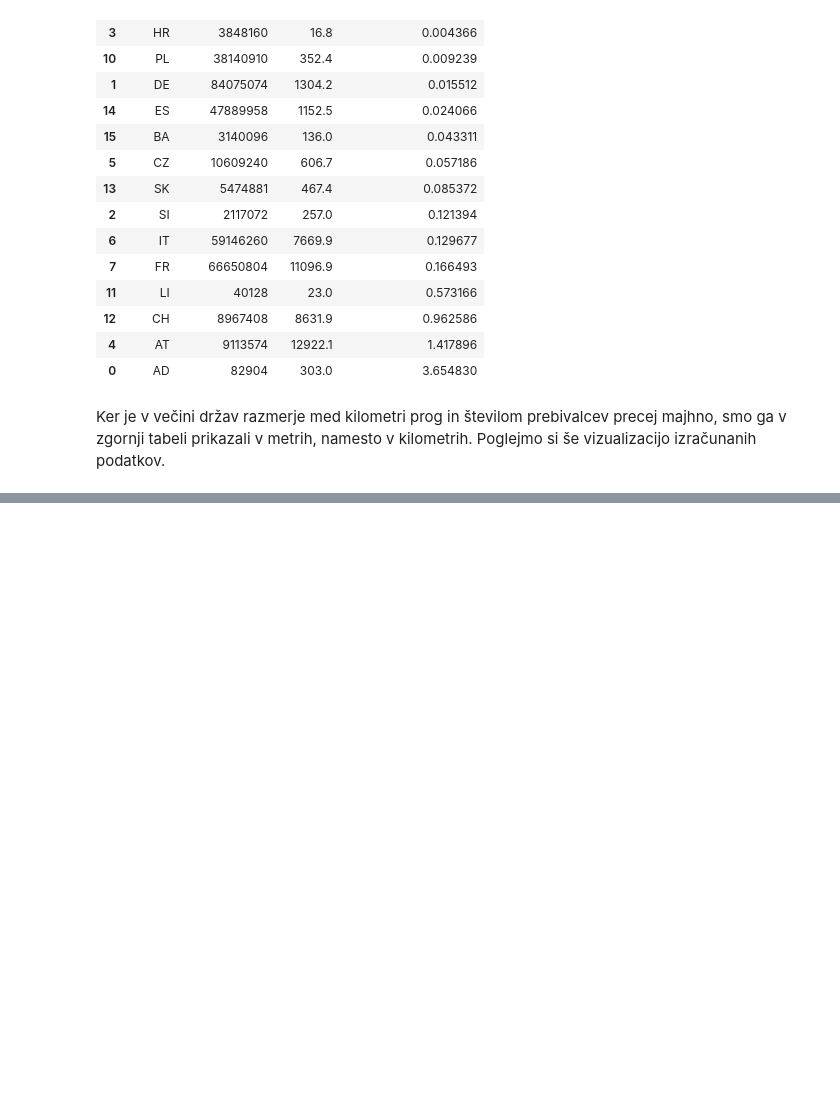
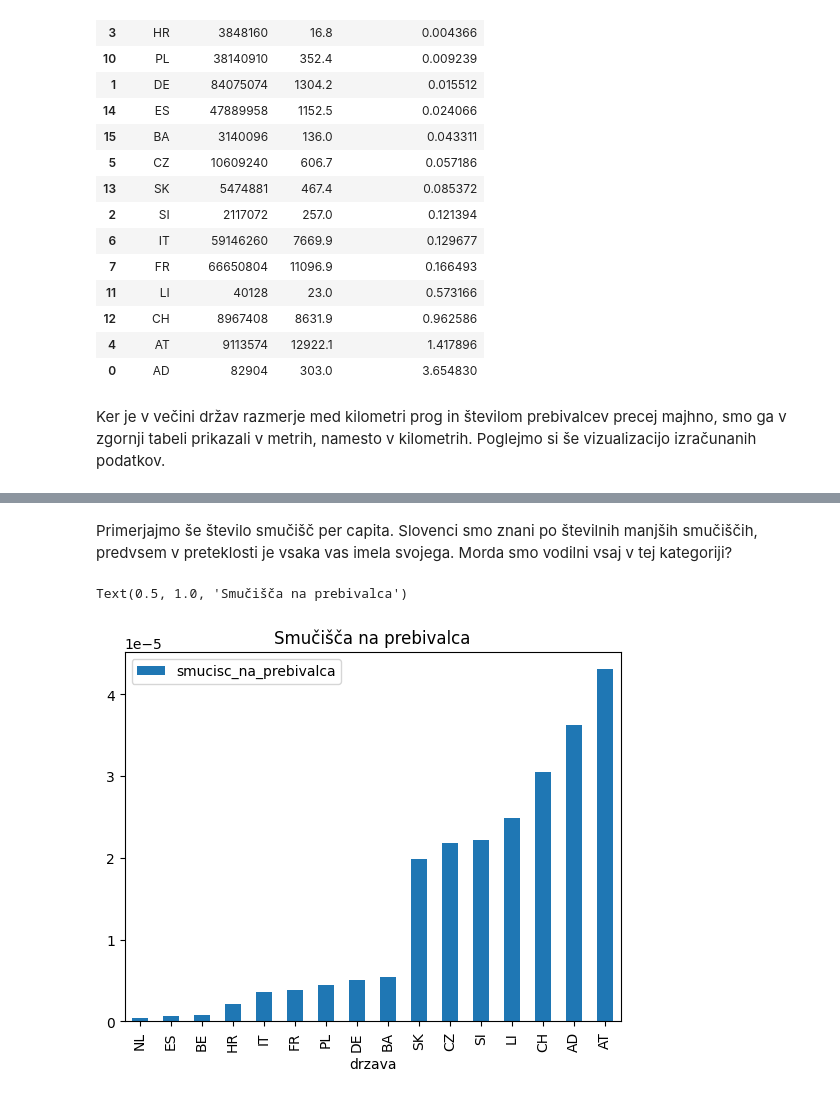
Before and after one commit to zanaprimc/bergfex-uvp-projektna, a Jupyter notebook: analiza.ipynb, the cells around one changed output, grey strips where cells are left out. Drawn from its saved outputs; the diff is of its cells as text; code cells hidden in the pictures; blank space fills up the shorter version.

```diff
--- a/analiza.ipynb
+++ b/analiza.ipynb
@@ -81,0 +118,13 @@ df4.plot.bar(x="drzava", y="m_prog_na_prebivalca")
+# %% [markdown]
+Primerjajmo še število smučišč per capita. Slovenci smo znani  po številnih manjših smučiščih, predvsem v preteklosti je vsaka vas imela svojega. Morda smo vodilni vsaj v tej kategoriji?
+# %%
+vsota_smucisc = smucisca["drzava"].value_counts()
+smucisca_in_prebivalci = pd.merge(drzave, vsota_smucisc, on="drzava")
+
+smucisca_in_prebivalci["smucisc_na_prebivalca"] = smucisca_in_prebivalci["count"] / smucisca_in_prebivalci["st_prebivalcev"]
+smucisca_in_prebivalci = smucisca_in_prebivalci.sort_values(by="smucisc_na_prebivalca")
+
+smucisca_in_prebivalci.plot.bar(x="drzava", y="smucisc_na_prebivalca").set_title("Smučišča na prebivalca")
+# %% [output]
+Text(0.5, 1.0, 'Smučišča na prebivalca')
+[figure, added]
```
Also changed, not shown: parts of 27 cells of this notebook, 5 other files.
